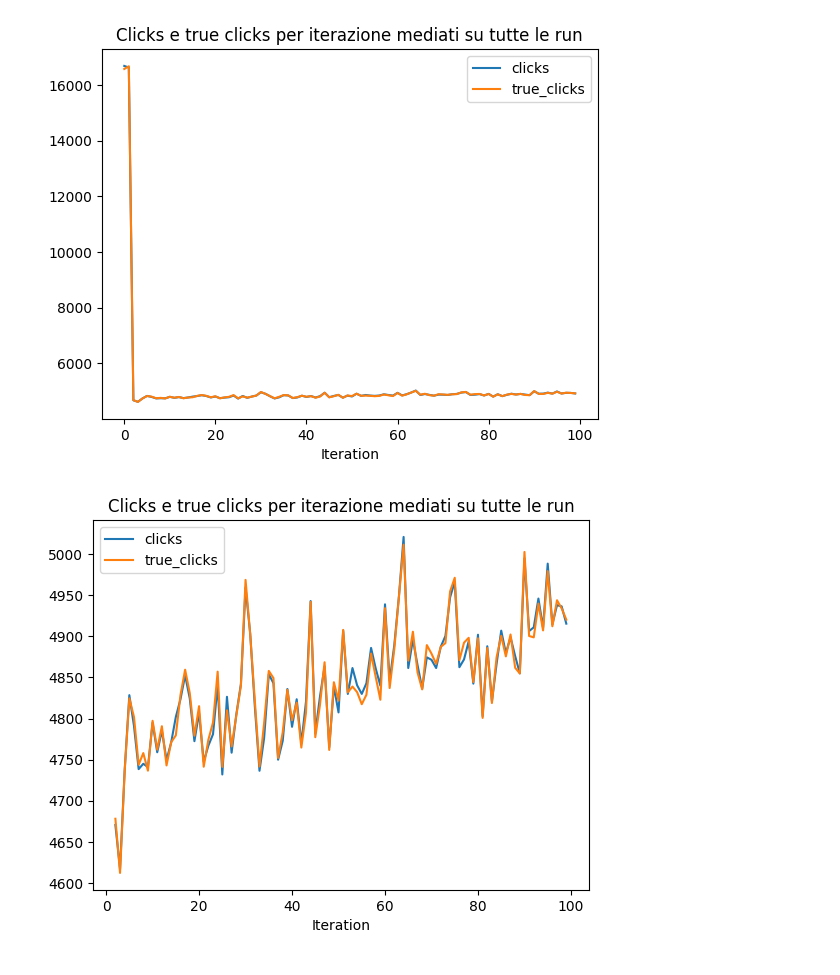
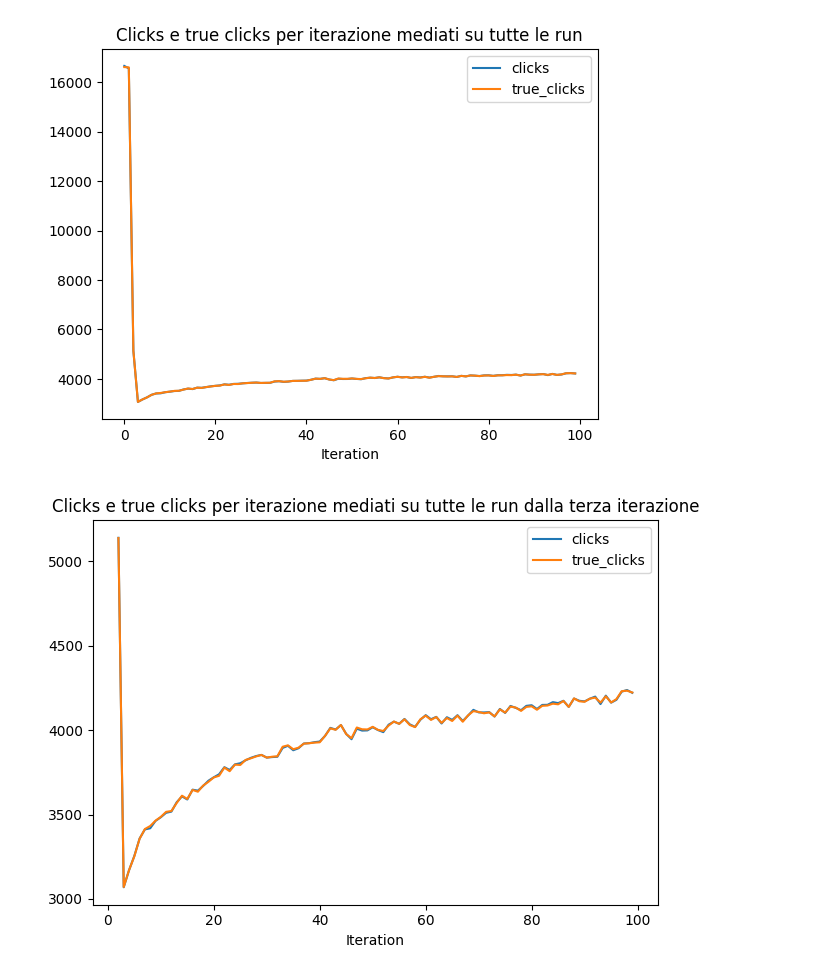
Before and after one commit to GiovanniChiurco/auction-gym, a Jupyter notebook: notebooks/result_ctr_constraint_mulruns.ipynb, the cells around one changed output. Drawn from its saved outputs; the diff is of its cells as text; code cells hidden in the pictures.

```diff
--- a/notebooks/result_ctr_constraint_mulruns.ipynb
+++ b/notebooks/result_ctr_constraint_mulruns.ipynb
@@ -4,7 +4,7 @@ import matplotlib.pyplot as plt
 import os
 import re
 # %%
-result_dir = '../results/FP_Truthful_Oracle_sigmoids_linucb_est_click_impr/'
+result_dir = '../results/FP_Truthful_Oracle_sigmoids_cucb_est_click_impr/'
 # %%
 # Load the results
 files_to_read = [file for file in os.listdir(result_dir) if file.endswith('.csv')]
@@ -30,12 +30,13 @@ grouped_results_iter = grouped_results_run_iter.groupby('Iteration').mean().rese
 grouped_results_iter.plot(x='Iteration', y=['clicks', 'true_clicks'], title='Clicks e true clicks per iterazione mediati su tutte le run')
 plt.show()
 # %% [output]
-[figure, old version]
+[figure, new version]
 # %%
-grouped_results_iter[grouped_results_iter['Iteration']>1].plot(x='Iteration', y=['clicks', 'true_clicks'], title='Clicks e true clicks per iterazione mediati su tutte le run')
+grouped_results_iter[grouped_results_iter['Iteration']>1].plot(x='Iteration', y=['clicks', 'true_clicks'], title='Clicks e true clicks per iterazione mediati su tutte le run dalla terza iterazione')
+plt.tight_layout()
 plt.show()
 # %% [output]
-[figure, old version]
+[figure, new version]
 # %%
 grouped_results_iter['ctr'] = grouped_results_iter['clicks'] / grouped_results_iter['impressions']
 grouped_results_iter['true_ctr'] = grouped_results_iter['true_clicks'] / grouped_results_iter['impressions']
```
Also changed, not shown: parts of 17 cells of this notebook, 2 other files.
